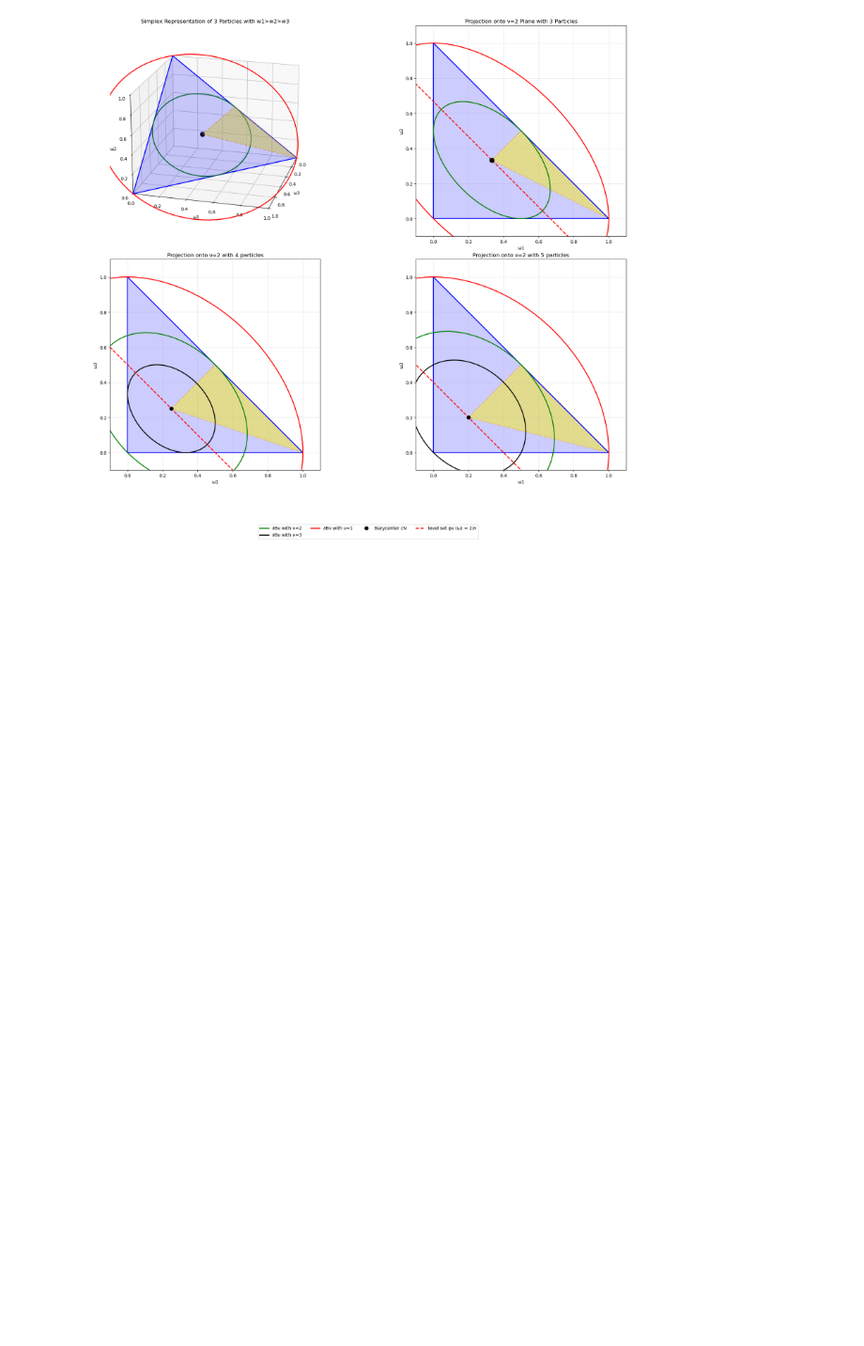
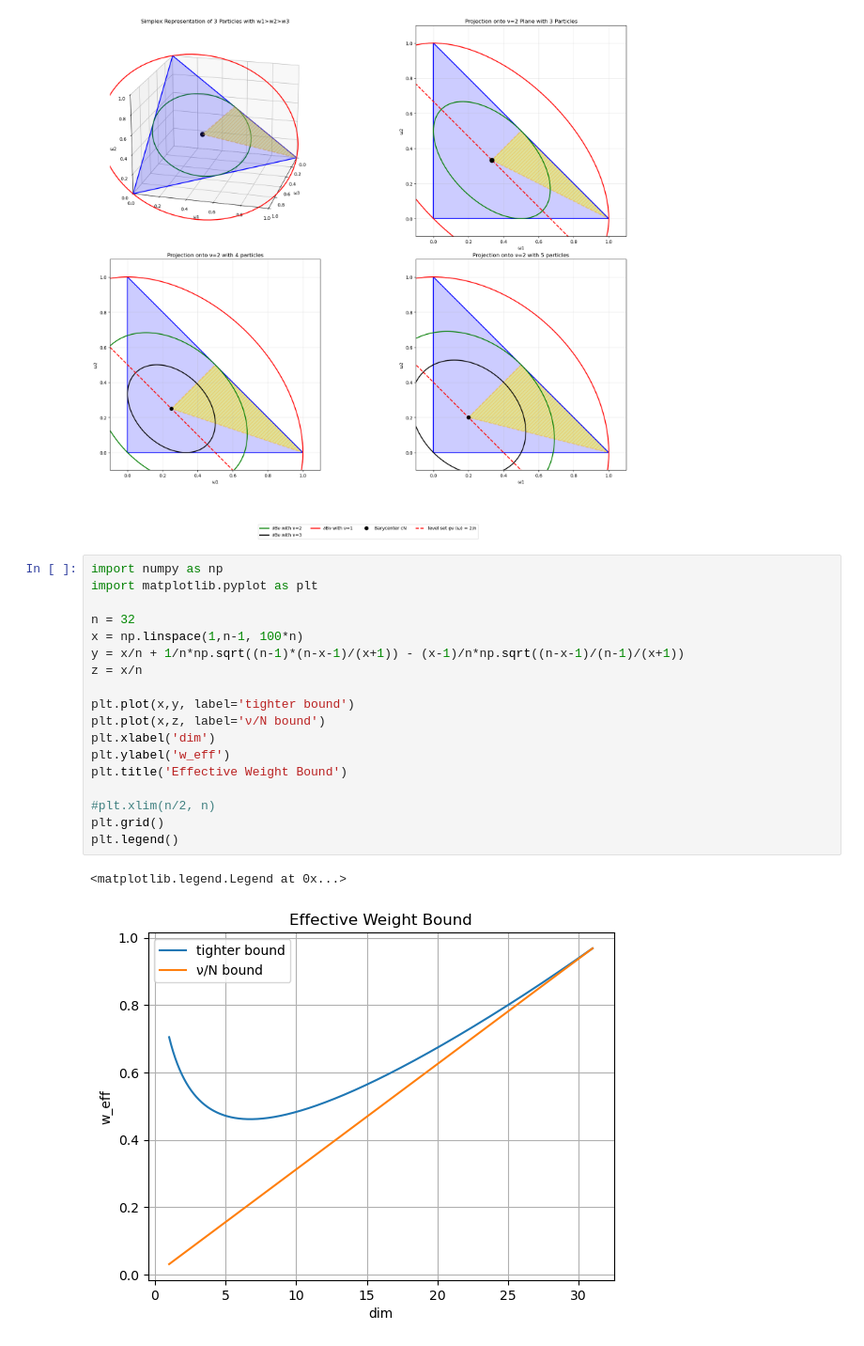
Before and after one commit to noMushroomw/obfuscation, a Jupyter notebook: generate_figures.ipynb, the cells around one changed output. Shown at 94% size. Drawn from its saved outputs; the diff is of its cells as text; blank space fills up the shorter version.

```diff
--- a/generate_figures.ipynb
+++ b/generate_figures.ipynb
@@ -1294,3 +1294,24 @@ plt.subplots_adjust(bottom=0.12)  # Make room for the legend
 plt.show()
 # %% [output]
 [figure]
+# %%
+import numpy as np
+import matplotlib.pyplot as plt
+
+n = 32
+x = np.linspace(1,n-1, 100*n)
+y = x/n + 1/n*np.sqrt((n-1)*(n-x-1)/(x+1)) - (x-1)/n*np.sqrt((n-x-1)/(n-1)/(x+1))
+z = x/n
+
+plt.plot(x,y, label='tighter bound')
+plt.plot(x,z, label='ν/N bound')
+plt.xlabel('dim')
+plt.ylabel('w_eff')
+plt.title('Effective Weight Bound')
+
+#plt.xlim(n/2, n)
+plt.grid()
+plt.legend()
+# %% [output]
+<matplotlib.legend.Legend at 0x...>
+[figure, added]
```
Also changed, not shown: parts of 1 cell of this notebook, 6 other files.
